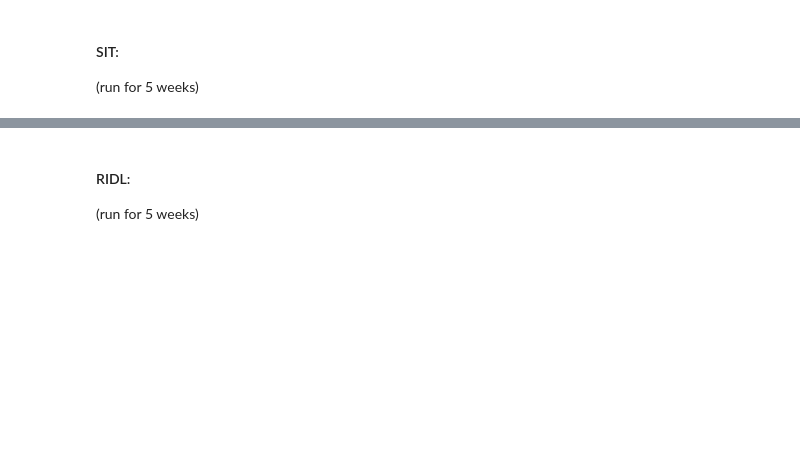
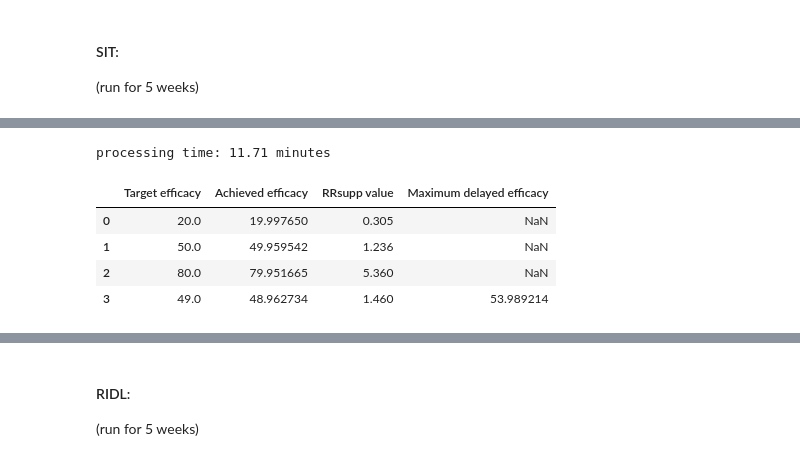
Before and after one commit to katietiley/Wolbachia_TPP_PPC, a Jupyter notebook: Population_data/Supplementary_Calculating_model_efficacy_parameters.ipynb, the cells around one changed output, grey strips where cells are left out. Drawn from its saved outputs; the diff is of its cells as text; code cells hidden in the pictures; blank space fills up the shorter version.

```diff
--- a/Population_data/Supplementary_Calculating_model_efficacy_parameters.ipynb
+++ b/Population_data/Supplementary_Calculating_model_efficacy_parameters.ipynb
@@ -466,0 +458,46 @@ SIT_df
+# %%
+# efficacy calculated as uninfected adult population reached 5 weeks after the end of 5 week suppression period
+
+lower_bounds = 48.950
+upper_bounds = 49.049
+five_week = start_wol+35
+
+eq = 457.4550807029029
+start = list(SIT_df.loc[SIT_df['Target efficacy'] == 20, 'RRsupp value'])
+end = list(SIT_df.loc[SIT_df['Target efficacy'] == 80, 'RRsupp value'])
+nums = int(round((end[0]-start[0])*1000)+1)
+
+for j in list(np.linspace(start[0],end[0],nums)):
+
+    RRsupp = j
+
+    # run model
+    ret = odeint(deriv, y0, t,args=(fCI, MT, c, e, phi, alphaO, muO, AA, BB, alphaL, alphaP, muP, muM, muF, RR, RRsupp, pulseN, IIT, SIT, em, lv, ad, cv, switch),hmax=1)
+    O, OW, rOW, OS, L, LW, rLW, LS, P, PW, rPW, PS, M, MW, MS, F, FW = ret.T
+
+    # calculate efficacy
+    pop_effect = M[five_week]+F[five_week]
+    prop_decrease = (1-(pop_effect/eq))*100
+    pop_min = min(M)+min(F)
+    prop_decrease_min = (1-(pop_min/eq))*100
+
+    # store results
+    if lower_bounds < prop_decrease < upper_bounds:
+        lit_eff = {'Target efficacy':49, 'Achieved efficacy':prop_decrease, 'RRsupp value':round(j,3), 'Maximum delayed efficacy':prop_decrease_min}
+        break
+
+current_time = time.time()
+elapsed_time = current_time - start_time
+print('processing time:',round(elapsed_time/60,2),'minutes')
+# %% [output]
+processing time: 11.71 minutes
+# %%
+SIT_df = SIT_df.append(lit_eff, ignore_index=True)
+
+SIT_df
+# %% [output]
+|  | Target efficacy | Achieved efficacy | RRsupp value | Maximum delayed efficacy |
+| 0 | 20.0 | 19.997650 | 0.305 | NaN |
+| 1 | 50.0 | 49.959542 | 1.236 | NaN |
+| 2 | 80.0 | 79.951665 | 5.360 | NaN |
+| 3 | 49.0 | 48.962734 | 1.460 | 53.989214 |
```
Also changed, not shown: parts of 9 cells of this notebook.
